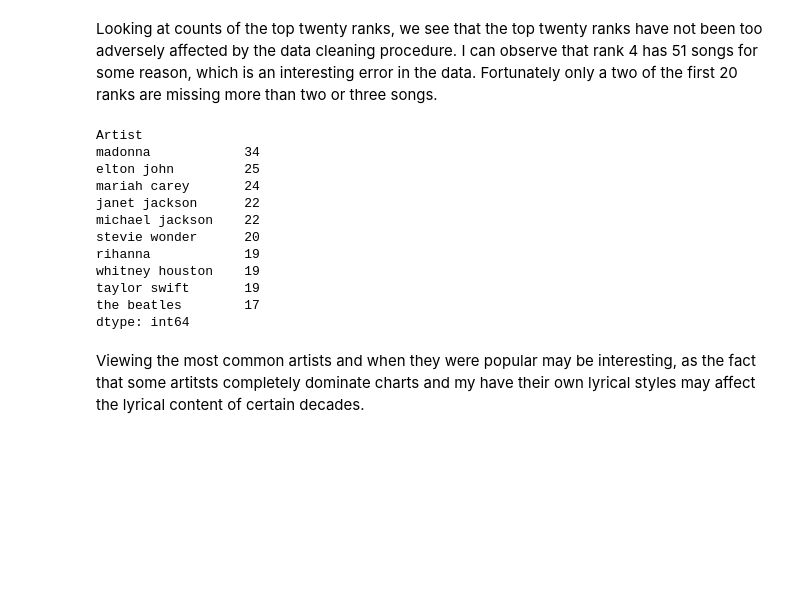
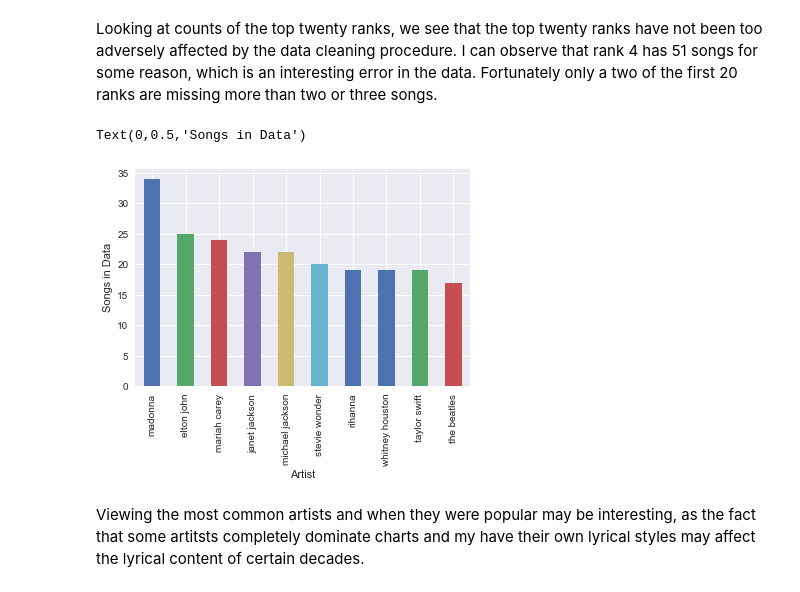
Before and after one commit to mbuck86/Capstone1, a Jupyter notebook: Data Story/Data Story Notebook.ipynb, the cells around one changed output. Saved outputs shown, nothing was run; the diff lists cells and outputs as text; code cells hidden in the pictures; blank space fills up the shorter version.

```diff
--- a/Data Story/Data Story Notebook.ipynb
+++ b/Data Story/Data Story Notebook.ipynb
@@ -64,21 +51,11 @@ dtype: int64
 # %% [markdown]
 Looking at counts of the top twenty ranks, we see that the top twenty ranks have not been too adversely affected by the data cleaning procedure. I can observe that rank 4 has 51 songs for some reason, which is an interesting error in the data. Fortunately only a two of the first 20 ranks are missing more than two or three songs.
 # %%
-top_art = songs.groupby('Artist').size().sort_values(ascending=False).head(10)
-top_art
+top_art = songs.groupby('Artist').size().sort_values(ascending=False).head(10).plot.bar()
+plt.ylabel('Songs in Data')
 # %% [output]
-Artist
-madonna            34
-elton john         25
-mariah carey       24
-janet jackson      22
-michael jackson    22
-stevie wonder      20
-rihanna            19
-whitney houston    19
-taylor swift       19
-the beatles        17
-dtype: int64
+Text(0,0.5,'Songs in Data')
+[figure, added]
 # %% [markdown]
 Viewing the most common artists and when they were popular may be interesting, as the fact that some artitsts completely dominate charts and my have their own lyrical styles may affect the lyrical content of certain decades.
 # %% [markdown]
```
Also changed, not shown: parts of 29 cells of this notebook.
